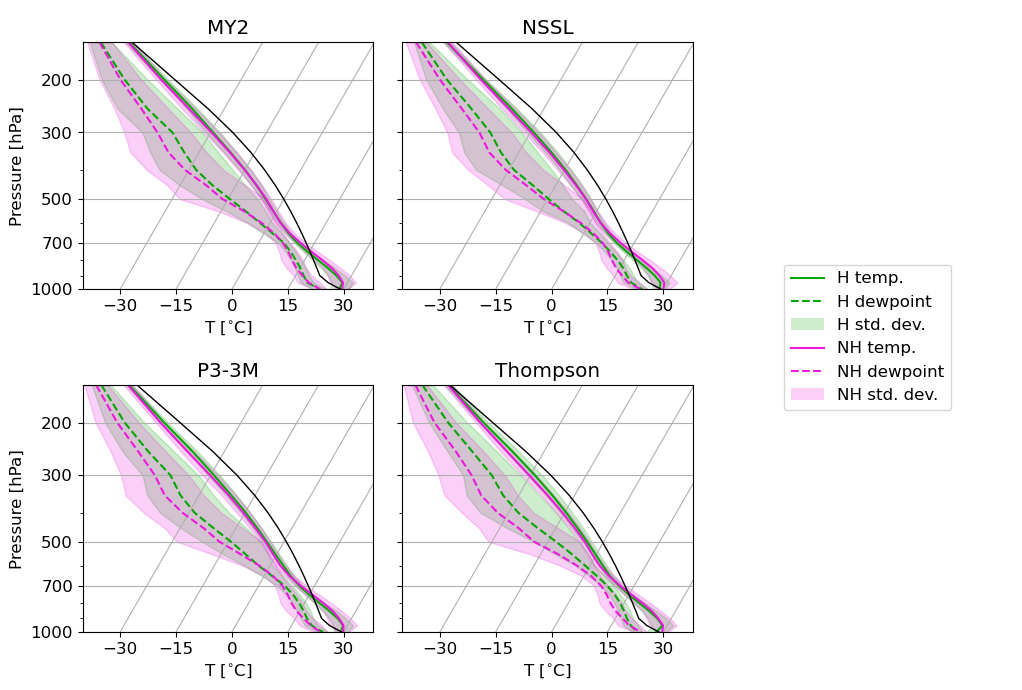
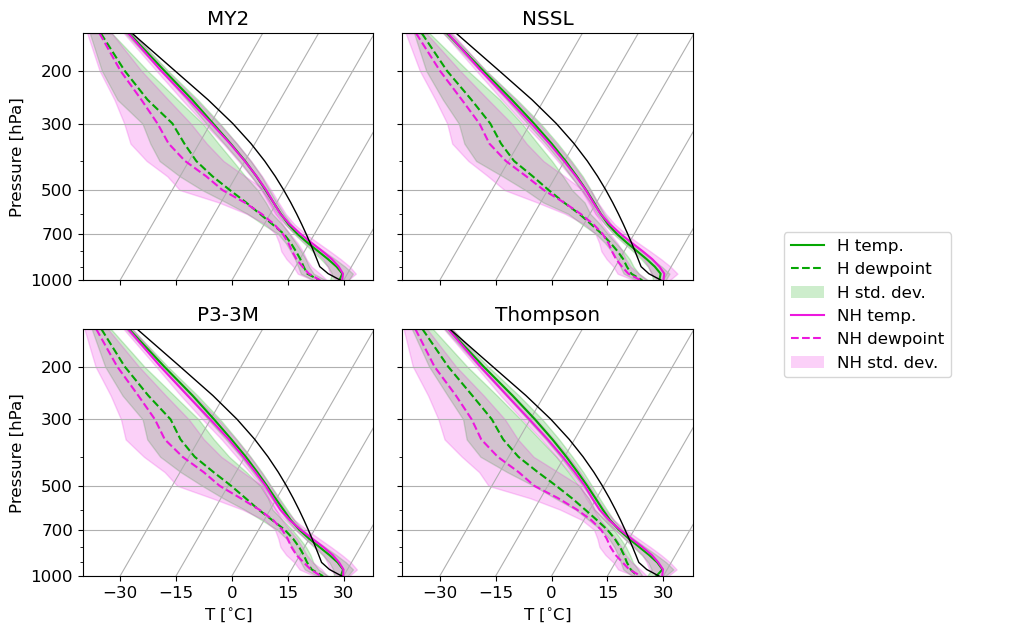
The notebook cell's code change between the first figure and the second:
--- before
+++ after
@@ -1 +1 @@
-nh.skew_T_comp(dat=spatial_means, figsize=(12, 8.5), file='paper/figures/skewT_comp_hailcast.pdf')
+nh.skew_T_comp(dat=spatial_means, figsize=(12, 7.5), file='paper/figures/skewT_comp_hailcast.pdf')

Commit: Updated fig.